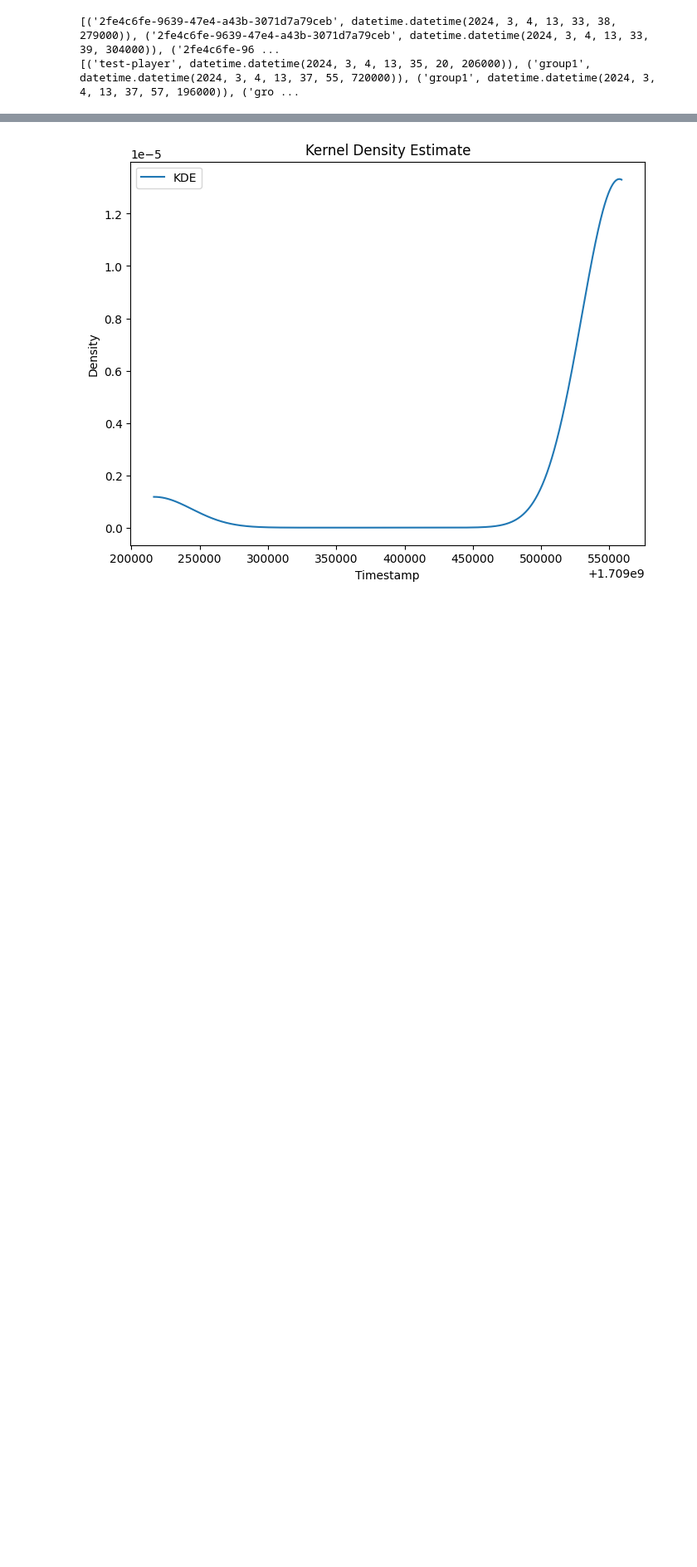
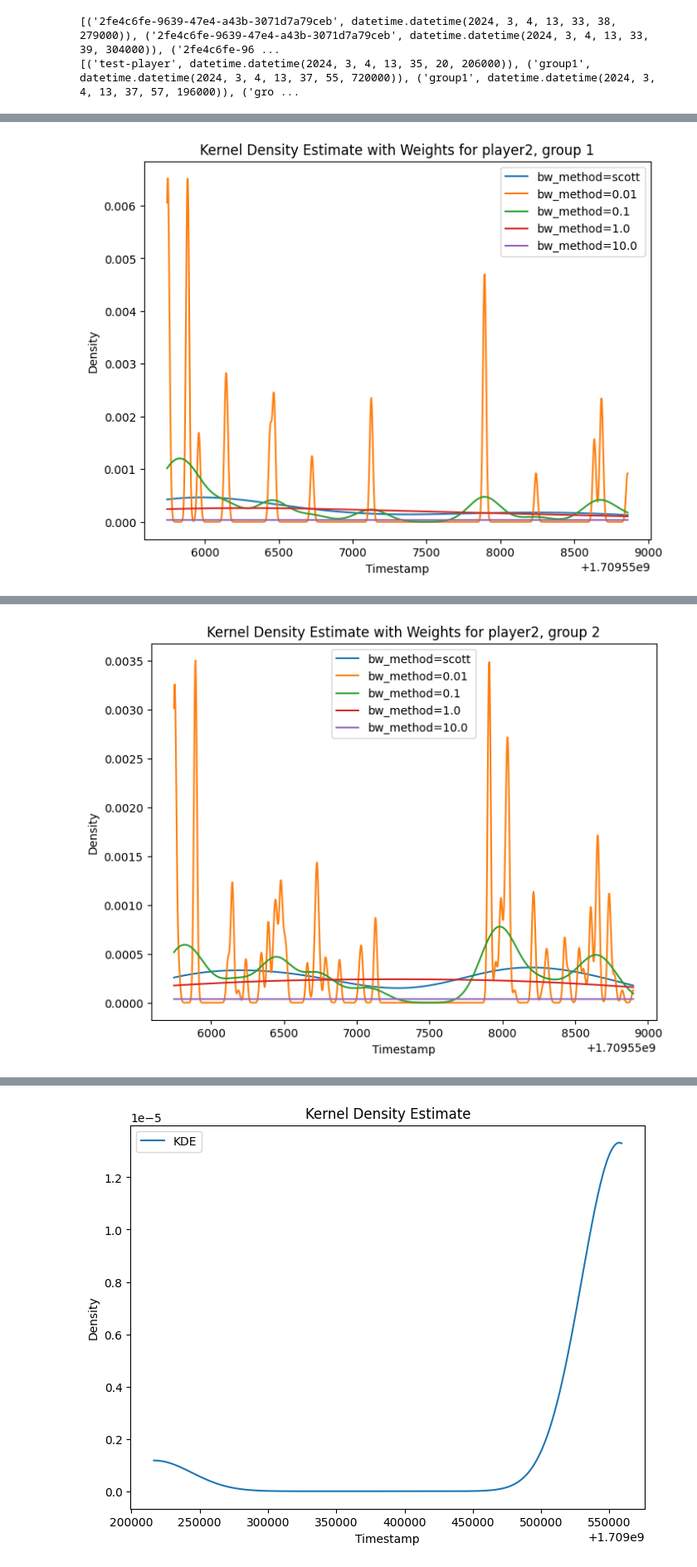
Before and after one commit to IsakNordg/DT2112-ST-Project, a Jupyter notebook: kernel.ipynb, the cells around one changed output, grey strips where cells are left out. Shown at 83% size. Cells and saved outputs as stored; diff of their text form; code cells hidden in the pictures; blank space fills up the shorter version.

Commit message:
Added data sorting and visualisation.

```diff
--- a/kernel.ipynb
+++ b/kernel.ipynb
@@ -43,14 +328,14 @@ con.close()
 # %%
-datetime_objects = np.array([datetime.strptime(a, "%Y-%m-%dT%H:%M:%S.%fZ") for a in timestamps])
+datetime_objects = np.array([datetime.datetime.strptime(a, "%Y-%m-%dT%H:%M:%S.%fZ") for a in timestamps])
 # Convert datetime objects to numerical values (e.g., timestamps)
 numeric_values = np.array([dt.timestamp() for dt in datetime_objects])
 datetimed_presses = []
 for t in presses:
-    datetimed_presses.append((t[0], datetime.strptime(t[1], "%Y-%m-%dT%H:%M:%S.%fZ")))
+    datetimed_presses.append((t[0], datetime.datetime.strptime(t[1], "%Y-%m-%dT%H:%M:%S.%fZ")))
 print(datetimed_presses)
 datetimed_playbacks = []
 for t in playbacks:
-    datetimed_playbacks.append((t[0], datetime.strptime(t[1], "%Y-%m-%dT%H:%M:%S.%fZ")))
+    datetimed_playbacks.append((t[0], datetime.datetime.strptime(t[1], "%Y-%m-%dT%H:%M:%S.%fZ")))
 print(datetimed_playbacks)
 # %% [output]
 [('b4d4e615-06fb-4b70-b9c1-a51dfe59818d', datetime.datetime(2024, 2, 29, 15, 22, 4, 810000)), ('f874fe92-b190-496e-b12e-f6d8395e9503', datetime.datetime(2024, 2, 29, 15, 22, 25, 99000)), ('b4d4e615-06 ...
@@ -105,0 +419,13 @@ print(group3uniqueids)
+# %%
+last_pb = cleaned_playbacks[0]
+periodised_playbacks = []
+for i in range(len(cleaned_playbacks)):
+    pb = cleaned_playbacks[i]
+    start_time = last_pb[1]
+    end_time = pb[1]
+    duration = end_time-start_time
+    title = last_pb[0]
+    periodised_playbacks.append((title, start_time, end_time, duration))
+    last_pb = pb
+periodised_playbacks.append((cleaned_playbacks[-1][0], cleaned_playbacks[-1][1], (cleaned_playbacks[-1][1] + datetime.timedelta(0,1200)), datetime.timedelta(0,1200)))
+print(periodised_playbacks)
@@ -105,0 +469,58 @@ print(group3uniqueids)
+# %%
+# Varying kernel size using different bw_method values
+bw_methods = ['scott', 0.01, 0.1, 1.0, 10.0]  # Different bandwidths
+
+
+for clip in clip_pools:
+    #print("Clip " + clip[0])
+    if(clip[0] not in round_one and clip[0] not in round_two):
+        continue
+    for group in clip[1]:
+        #print("Group " + str(group[0]))
+
+
+
+        final_pool = np.zeros(0)
+        weights = np.zeros(0)
+
+        for individual in group[1]:
+
+            individual_numeric_values = [dt.timestamp() for dt in individual[1]]
+            individual_weights = [1/len(individual[1]) for dt in individual[1]]
+
+            individual_numeric_values = np.array(individual_numeric_values)
+            individual_weights = np.array(individual_weights)
+
+            final_pool = np.concatenate((final_pool, individual_numeric_values))
+            weights = np.concatenate((weights, individual_weights))
+
+        # Perform KDE with weights
+        print("Final pool")
+        print(final_pool)
+        print("Final weights")
+        print(weights)
+        kde = custom_gaussian_kde(dataset=final_pool, weights=weights, bw_method="scott")
+
+        # Set up the range of values for which to estimate the density
+        x_values = np.linspace(min(final_pool), max(final_pool), 1000)
+
+
+
+        plt.figure(figsize=(8, 6))
+
+        for bw_method in bw_methods:
+            kde = custom_gaussian_kde(dataset=final_pool, weights=weights, bw_method=bw_method)
+            density_estimate = kde.evaluate(x_values)
+            plt.plot(x_values, density_estimate, label=f'bw_method={bw_method}')
+
+
+
+        plt.xlabel('Timestamp')
+        plt.ylabel('Density')
+        plt.title('Kernel Density Estimate with Weights for ' + clip[0] + ", group " + str(group[0]))
+
+        plt.legend()
+        plt.show()
+    if clip[0] == "player2":
+        break
+# %% [output]
@@ -105,0 +544 @@ print(group3uniqueids)
+[figure, added]
@@ -105,0 +562 @@ print(group3uniqueids)
+[figure, added]
```
Also changed, not shown: parts of 9 cells of this notebook.
